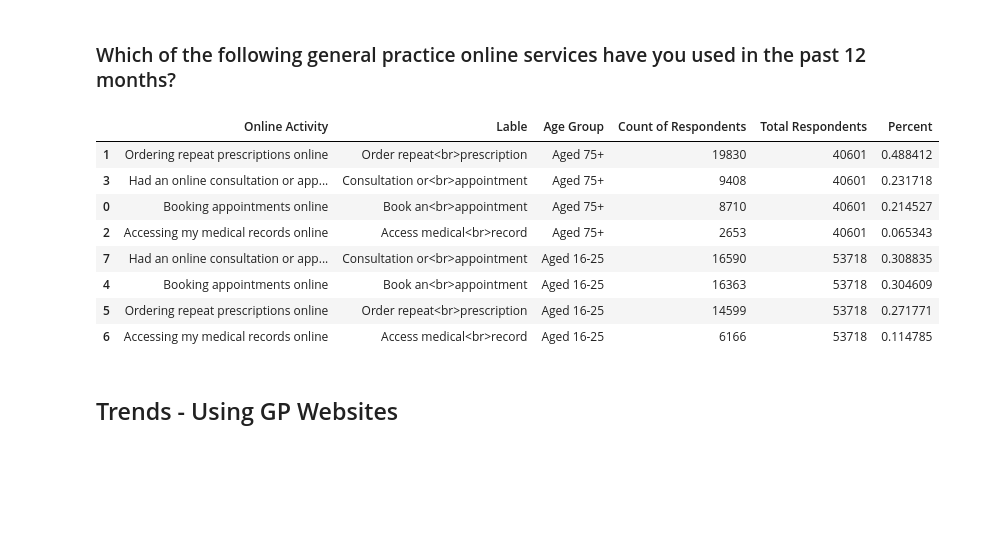
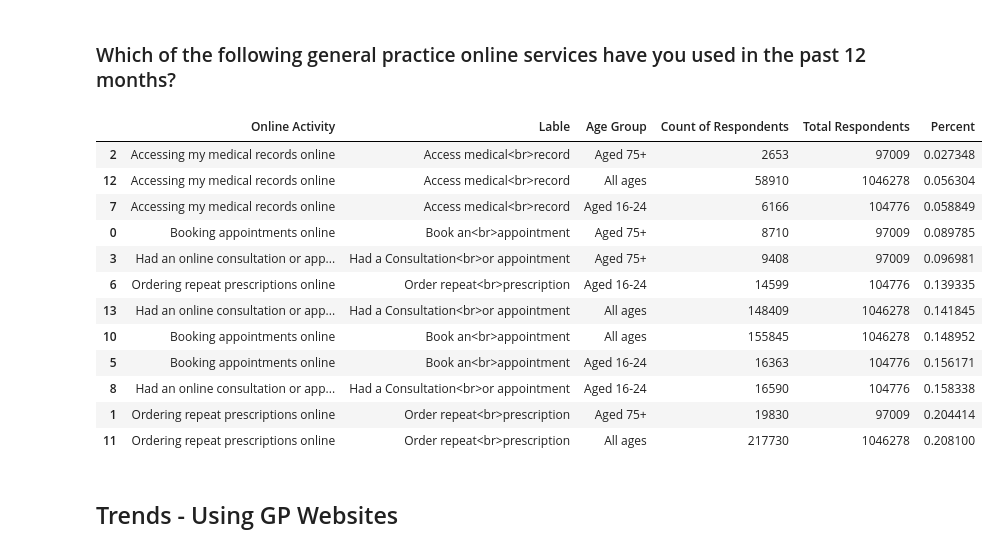
Before and after one commit to nhsx/digital-health-insights, a Jupyter notebook: Digital-Insights-2021-GP-Patient-Survey-2021-Analysis-Master.ipynb, the cells around one changed output. Saved outputs shown, nothing was run; the diff lists cells and outputs as text; code cells hidden in the pictures; blank space fills up the shorter version.

```diff
--- a/Digital-Insights-2021-GP-Patient-Survey-2021-Analysis-Master.ipynb
+++ b/Digital-Insights-2021-GP-Patient-Survey-2021-Analysis-Master.ipynb
@@ -258,49 +258,45 @@ with open("_includes/booking_type.html", "w") as file:
 # %%
 # Could you change the file to data/Online_gp_services.csv
 online_gp_services = pd.read_csv (r'data/Online_gp_services.csv', sep=',', header=0).dropna(axis='columns')
 # remove those respondents that did not use any online service
-online_gp_services = online_gp_services[~online_gp_services['Activity'].str.contains("None of these")]
 online_gp_services = online_gp_services.rename(columns={
     "75_Over_N": "Aged 75+",
     '16_24_N': "Aged 16-24",
     'National_N': "All ages"})
 online_gp_services = pd.melt(
     online_gp_services,
     id_vars=['Activity', 'Lable'],
     value_vars=[
         "Aged 75+",
         "Aged 16-24",
         "All ages"])
 online_gp_services.columns = ["Online Activity", "Lable", "Age Group", "Count of Respondents"]
 
 # use groupby on age to get the total counts
 online_gp_services_total = online_gp_services.groupby('Age Group').sum().reset_index()
 online_gp_services_total.rename(columns={'Count of Respondents': 'Total Respondents'}, inplace=True)
 
 # merge the totals back to the df
 online_gp_services = pd.merge(online_gp_services, online_gp_services_total, on='Age Group', how='left')
 # calculate percentages
 online_gp_services['Percent'] = online_gp_services['Count of Respondents']/online_gp_services['Total Respondents']
-online_gp_services = online_gp_services.sort_values(['Percent', 'Age Group'])
+online_gp_services = online_gp_services.sort_values(['Percent'], ascending=True)
+online_gp_services = online_gp_services[~online_gp_services['Online Activity'].str.contains("None of these")]
 online_gp_services
-
-online_gp_services_all = online_gp_services[online_gp_services['Age Group']=='All ages']
-online_gp_services_all = online_gp_services_all.sort_values(['Percent'], ascending=False)
-online_gp_services_all
-
-online_gp_services_age = online_gp_services[online_gp_services['Age Group']!='All ages']
-online_gp_services_age = online_gp_services_age.sort_values(['Age Group','Percent'], ascending=False)
-online_gp_services_age
 # %% [output]
 |  | Online Activity | Lable | Age Group | Count of Respondents | Total Respondents | Percent |
-| 1 | Ordering repeat prescriptions online | Order repeat<br>prescription | Aged 75+ | 19830 | 40601 | 0.488412 |
-| 3 | Had an online consultation or app... | Consultation or<br>appointment | Aged 75+ | 9408 | 40601 | 0.231718 |
-| 0 | Booking appointments online | Book an<br>appointment | Aged 75+ | 8710 | 40601 | 0.214527 |
-| 2 | Accessing my medical records online | Access medical<br>record | Aged 75+ | 2653 | 40601 | 0.065343 |
-| 7 | Had an online consultation or app... | Consultation or<br>appointment | Aged 16-25 | 16590 | 53718 | 0.308835 |
-| 4 | Booking appointments online | Book an<br>appointment | Aged 16-25 | 16363 | 53718 | 0.304609 |
-| 5 | Ordering repeat prescriptions online | Order repeat<br>prescription | Aged 16-25 | 14599 | 53718 | 0.271771 |
-| 6 | Accessing my medical records online | Access medical<br>record | Aged 16-25 | 6166 | 53718 | 0.114785 |
+| 2 | Accessing my medical records online | Access medical<br>record | Aged 75+ | 2653 | 97009 | 0.027348 |
+| 12 | Accessing my medical records online | Access medical<br>record | All ages | 58910 | 1046278 | 0.056304 |
+| 7 | Accessing my medical records online | Access medical<br>record | Aged 16-24 | 6166 | 104776 | 0.058849 |
+| 0 | Booking appointments online | Book an<br>appointment | Aged 75+ | 8710 | 97009 | 0.089785 |
+| 3 | Had an online consultation or app... | Had a Consultation<br>or appointment | Aged 75+ | 9408 | 97009 | 0.096981 |
+| 6 | Ordering repeat prescriptions online | Order repeat<br>prescription | Aged 16-24 | 14599 | 104776 | 0.139335 |
+| 13 | Had an online consultation or app... | Had a Consultation<br>or appointment | All ages | 148409 | 1046278 | 0.141845 |
+| 10 | Booking appointments online | Book an<br>appointment | All ages | 155845 | 1046278 | 0.148952 |
+| 5 | Booking appointments online | Book an<br>appointment | Aged 16-24 | 16363 | 104776 | 0.156171 |
+| 8 | Had an online consultation or app... | Had a Consultation<br>or appointment | Aged 16-24 | 16590 | 104776 | 0.158338 |
+| 1 | Ordering repeat prescriptions online | Order repeat<br>prescription | Aged 75+ | 19830 | 97009 | 0.204414 |
+| 11 | Ordering repeat prescriptions online | Order repeat<br>prescription | All ages | 217730 | 1046278 | 0.208100 |
 # %%
 
 # plot the long (tidy) dataframe
```
Also changed, not shown: parts of 12 cells of this notebook, 5 other files.
